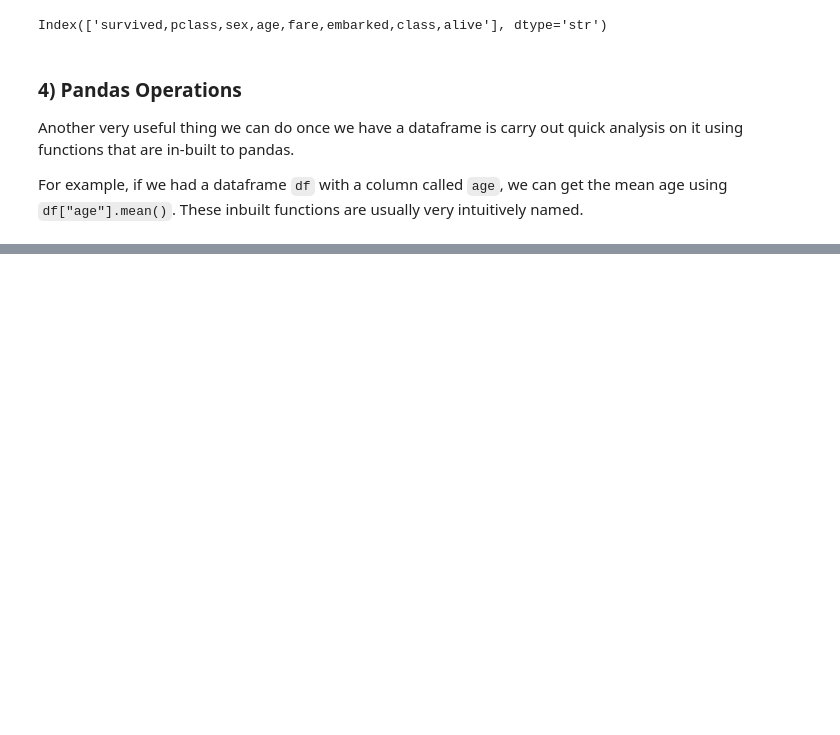
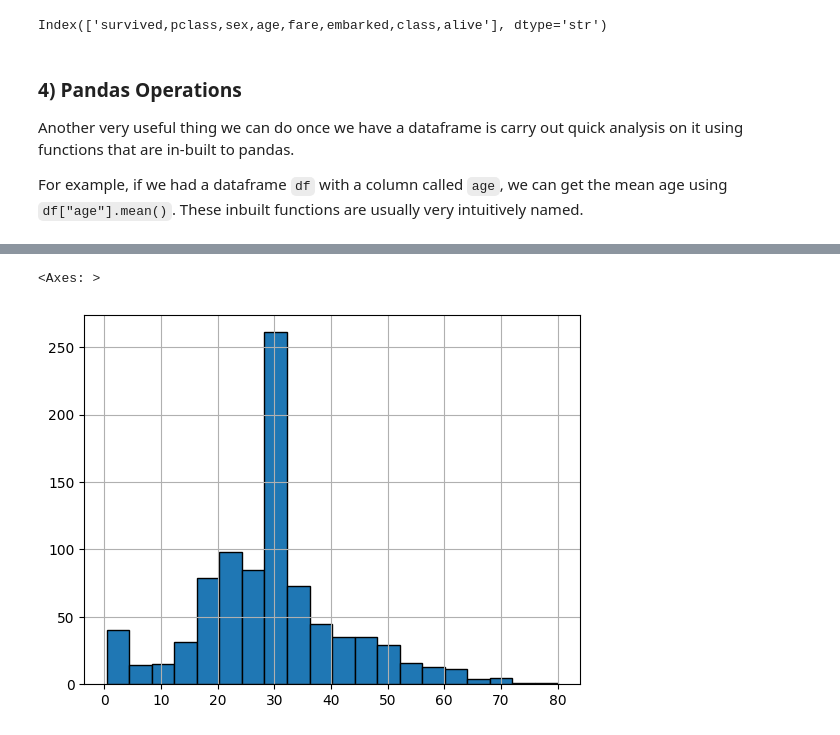
Before and after one commit to griffinfarrow/ML_for_Biomarker_Discovery, a Jupyter notebook: practical_exercises.ipynb, the cells around one changed output, grey strips where cells are left out. Saved outputs shown, nothing was run; the diff lists cells and outputs as text; code cells hidden in the pictures; blank space fills up the shorter version.

```diff
--- a/practical_exercises.ipynb
+++ b/practical_exercises.ipynb
@@ -412,0 +469,6 @@ Here are some e
+# %%
+df = pd.read_csv("data/titanic.csv", sep=",")
+df["age"].hist(bins=20, ec="black") # ec = "black" gives the borders of our histogram a black colour
+# %% [output]
+<Axes: >
+[figure, added]
```
Also changed, not shown: parts of 21 cells of this notebook.
